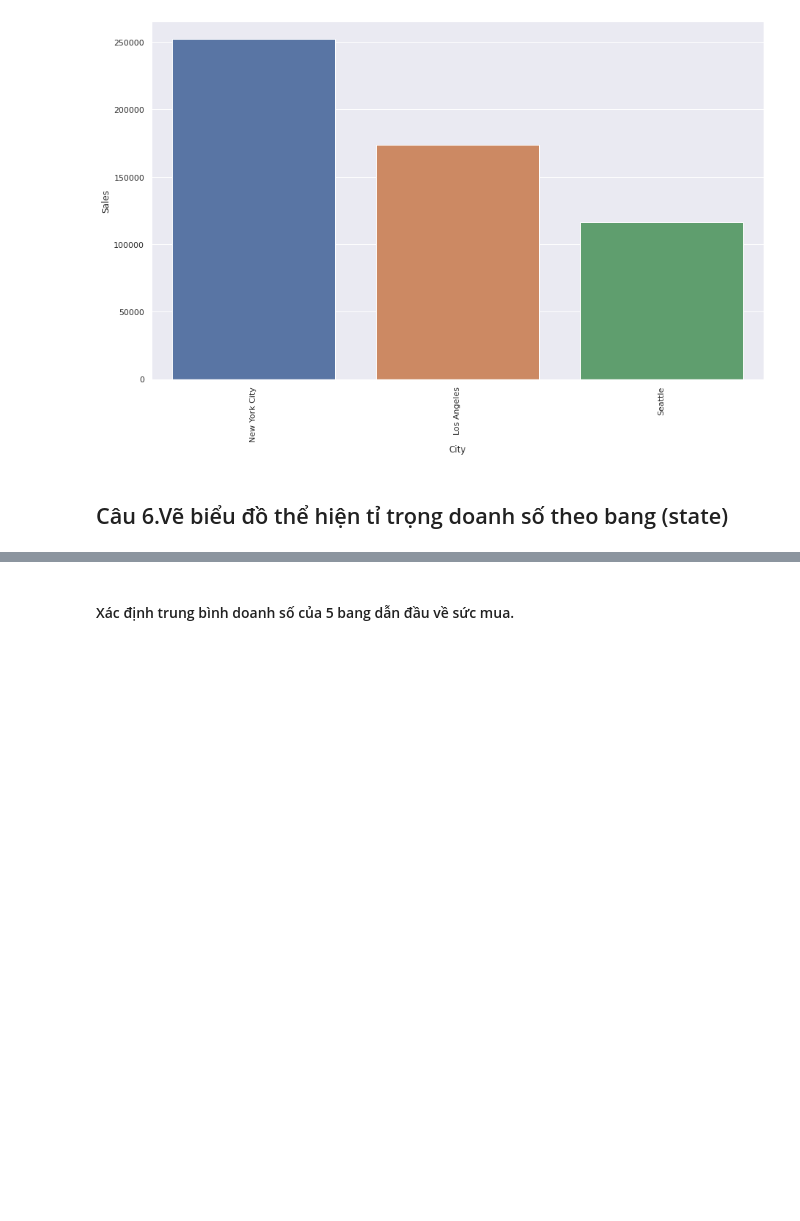
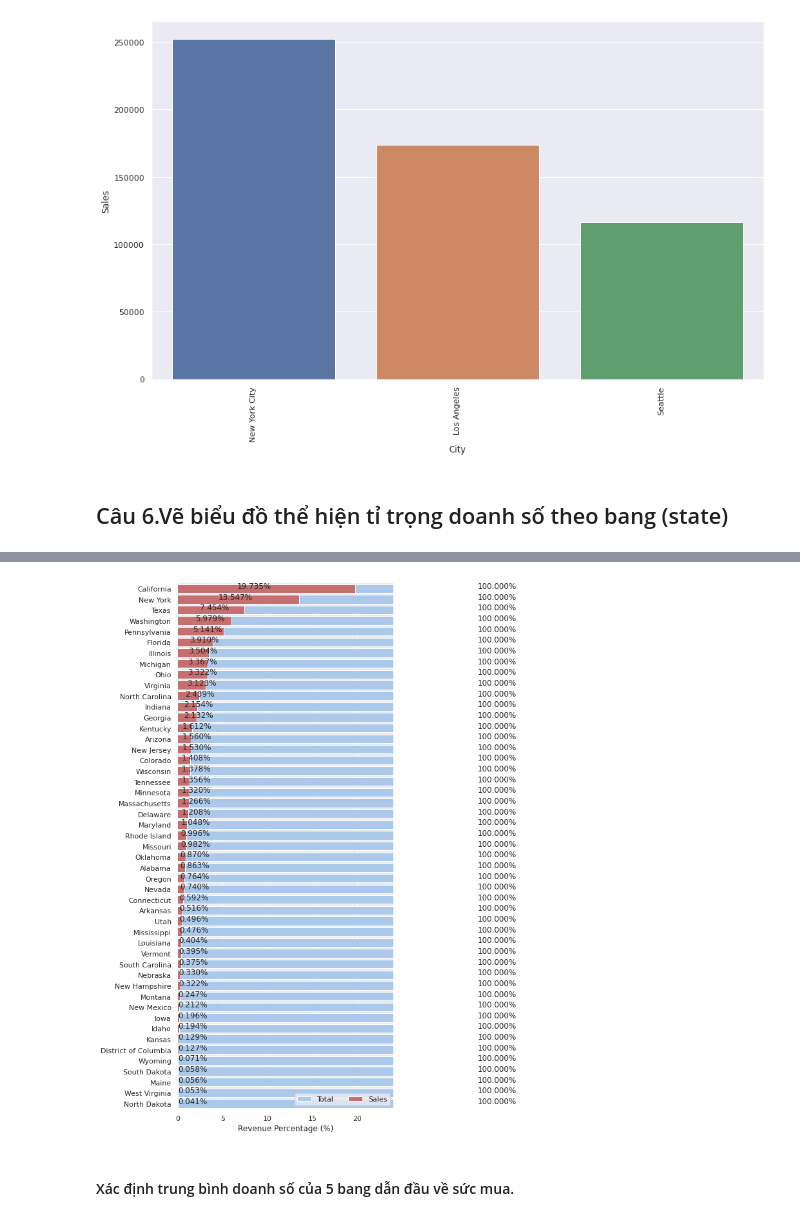
Before and after one commit to khanh22mse23057/python4engineer-assignments, a Jupyter notebook: FinalAssignments_Practice&Build_API_with_Superstore_Sales_Dataset_Analysis.ipynb, the cells around one changed output, grey strips where cells are left out. Cells and saved outputs as stored; diff of their text form; code cells hidden in the pictures; blank space fills up the shorter version.

```diff
--- a/FinalAssignments_Practice&Build_API_with_Superstore_Sales_Dataset_Analysis.ipynb
+++ b/FinalAssignments_Practice&Build_API_with_Superstore_Sales_Dataset_Analysis.ipynb
@@ -424,24 +427,53 @@ revenue_by_state_data.plot(kind="pie",autopct='%0.2f%%')
 # %%
-# import seaborn as sns
-# import matplotlib.pyplot as plt
+# Cách trực quan theo biểu đồ Horizontal bar plots
+import seaborn as sns
+import matplotlib.pyplot as plt
 
-# f, ax = plt.subplots(figsize=(6, 15))
-# revenue_by_state_data = data.groupby("State")["Sales"].sum().reset_index(name="Sales")
-# revenue_by_state_data.sort_values("Sales", ascending=False)
-# revenue_by_state_data["Total"] = revenue_by_state_data["Sales"].sum()
 
+def show_values(axs, orient="v", space=.01, symbol ="", x_label = "", y_label = ""):
+    def _single(ax):
+        if orient == "v":
+            for p in ax.patches:
+                _x = p.get_x() + p.get_width() / 2
+                _y = p.get_y() + p.get_height() + (p.get_height()*0.01)
+                value = ('{:.3f}' + symbol).format(p.get_height())
+                ax.text(_x, _y, value, ha="center")
+        elif orient == "h":
+            for p in ax.patches:
+                _x = p.get_x() + p.get_width() / 3 + float(space)
+                _y = p.get_y() + p.get_height() - (p.get_height()*0.5)
+                value = ('{:.3f}'+ symbol).format(p.get_width())
+                ax.text(_x, _y, value, ha="left")
+
+                # ax.set_ylabel = y_label
+    if isinstance(axs, np.ndarray):
+        for idx, ax in np.ndenumerate(axs):
+            _single(ax)
+    else:
+        _single(axs)
+
+revenue_by_state_data = data.groupby("State")["Sales"].sum().reset_index(name="Sales")
+revenue_by_state_data.sort_values("Sales", ascending=False)
+total_sale = revenue_by_state_data["Sales"].sum()
+revenue_by_state_data["Rate"] = revenue_by_state_data["Sales"] / total_sale * 100
+revenue_by_state_data["Per"] = 100
+revenue_by_state_data = revenue_by_state_data.sort_values("Sales", ascending=False)
 # # Plot the total crashes
-# sns.set_color_codes("pastel")
-# sns.barplot(x="Total", y="State", data=revenue_by_state_data, label="Total", color="b")
+f, ax = plt.subplots(figsize=(6, 15))
+sns.set_color_codes("pastel")
+sns.barplot(x="Per", y="State", data=revenue_by_state_data, label="Total", color="b")
 
-# # # Plot the crashes where alcohol was involved
-# sns.set_color_codes("muted")
-# sns.barplot(x="Sales", y="State", data=revenue_by_state_data, label="Alcohol-involved", color="r")
+# # Plot the crashes where alcohol was involved
+sns.set_color_codes("muted")
+p = sns.barplot(x="Rate", y="State", data=revenue_by_state_data, label="Sales", color="r")
+show_values(p, "h", space=0.01,symbol= "%", x_label="100%")
 
-# # Add a legend and informative axis label
-# ax.legend(ncol=2, loc="lower right", frameon=True)
-# ax.set(xlim=(0, 24), ylabel="", xlabel="Automobile collisions per billion miles")
-# sns.despine(left=True, bottom=True)
+# Add a legend and informative axis label
+ax.legend(ncol=2, loc="lower right", frameon=True)
+ax.set(xlim=(0, 24), ylabel="", xlabel="Revenue Percentage (%)")
+sns.despine(left=True, bottom=True)
+# %% [output]
+[figure, added]
 # %%
 sns.set(rc={'figure.figsize':(12,12)})
 # %% [markdown]
```
Also changed, not shown: parts of 7 cells of this notebook.
